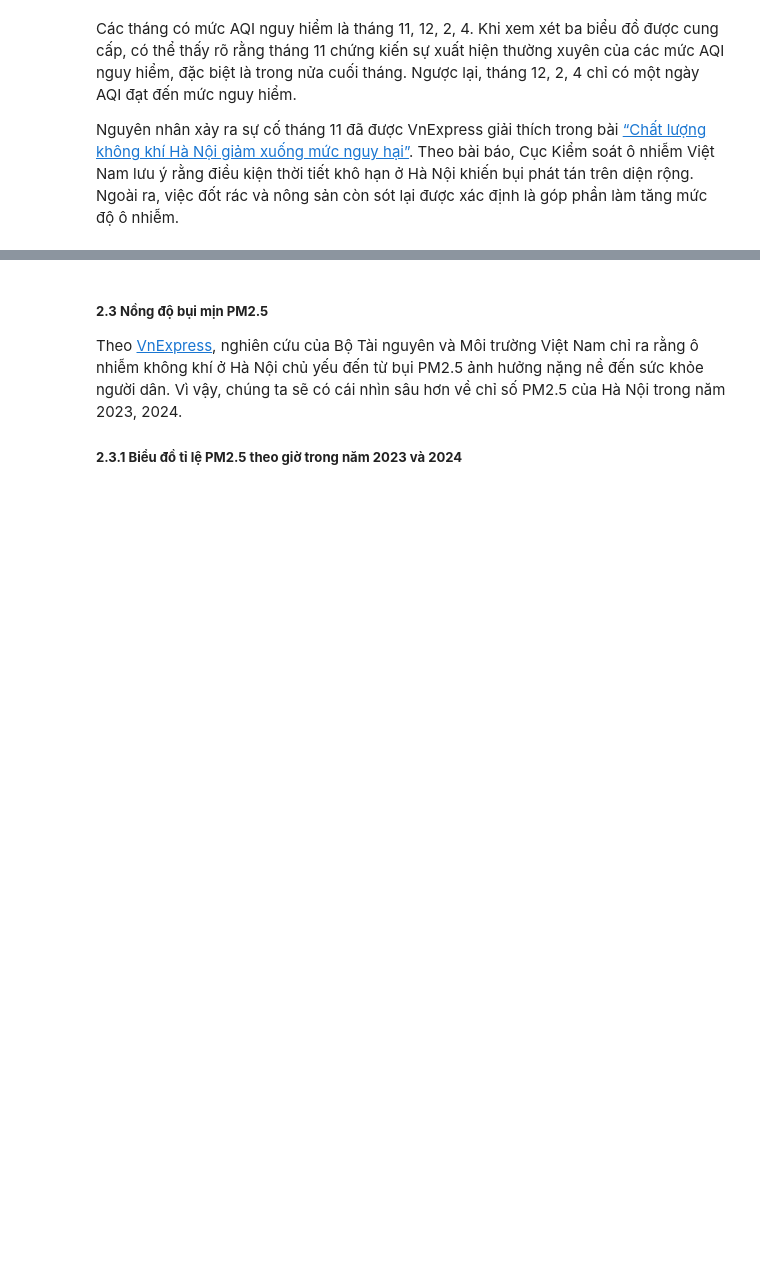
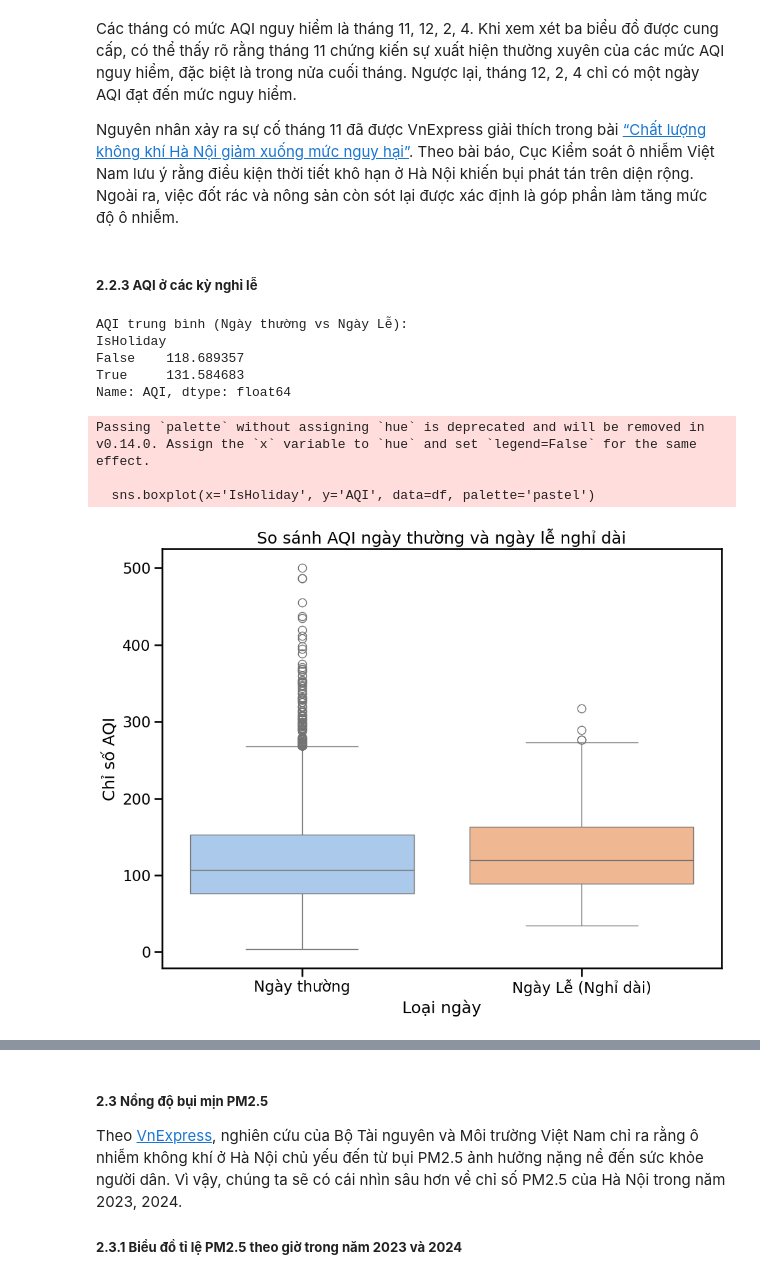
Before and after one commit to HoangHumg1210/Air_Quality-Analysis_HN, a Jupyter notebook: notebooks/Exploratory Data Analysis.ipynb, the cells around one changed output, grey strips where cells are left out. Drawn from its saved outputs; the diff is of its cells as text; code cells hidden in the pictures; blank space fills up the shorter version.

```diff
--- a/notebooks/Exploratory Data Analysis.ipynb
+++ b/notebooks/Exploratory Data Analysis.ipynb
@@ -220,2 +220,42 @@ Các tháng có mức AQI nguy hiểm là tháng 11, 12, 2, 4. Khi xem xét ba b
 
 Nguyên nhân xảy ra sự cố tháng 11 đã được VnExpress giải thích trong bài [“Chất lượng không khí Hà Nội giảm xuống mức nguy hại”](https://vnexpress.net/chat-luong-khong-khi-ha-noi-dang-rat-xau-4834405.html). Theo bài báo, Cục Kiểm soát ô nhiễm Việt Nam lưu ý rằng điều kiện thời tiết khô hạn ở Hà Nội khiến bụi phát tán trên diện rộng. Ngoài ra, việc đốt rác và nông sản còn sót lại được xác định là góp phần làm tăng mức độ ô nhiễm.
+# %% [markdown]
+##### **2.2.3 AQI ở các kỳ nghỉ lễ**
+# %%
+holiday_periods = {
+        'Tết 2023': ('2023-01-20', '2023-01-26'),
+        'Lễ 30/4-1/5 2023': ('2023-04-29', '2023-05-03'),
+        'Lễ 2/9 2023': ('2023-09-01', '2023-09-04'),
+        'Tết Dương 2024': ('2023-12-30', '2024-01-01'),
+        'Tết 2024': ('2024-02-08', '2024-02-14'),
+        'Lễ 30/4-1/5 2024': ('2024-04-27', '2024-05-01'),
+        'Lễ 2/9 2024': ('2024-08-31', '2024-09-03')
+    }
+
+df['HolidayName'] = 'Ngày thường'
+for name, (start, end) in holiday_periods.items():
+    df.loc[df.index.isin(pd.date_range(start, end, freq='h')), 'HolidayName'] = name
+
+df['IsHoliday'] = df['HolidayName'] != 'Ngày thường'
+holiday_aqi_stats = df.groupby('IsHoliday')['AQI'].mean()
+print("AQI trung bình (Ngày thường vs Ngày Lễ):")
+print(holiday_aqi_stats)
+
+plt.figure(figsize=(10, 8))
+sns.boxplot(x='IsHoliday', y='AQI', data=df, palette='pastel')
+plt.xticks([False, True], ['Ngày thường', 'Ngày Lễ (Nghỉ dài)'])
+plt.title('So sánh AQI ngày thường và ngày lễ nghỉ dài')
+plt.xlabel('Loại ngày')
+plt.ylabel('Chỉ số AQI')
+plt.tight_layout()
+plt.show()
+# %% [output]
+AQI trung bình (Ngày thường vs Ngày Lễ):
+IsHoliday
+False    118.689357
+True     131.584683
+Name: AQI, dtype: float64
+Passing `palette` without assigning `hue` is deprecated and will be removed in v0.14.0. Assign the `x` variable to `hue` and set `legend=False` for the same effect.
+
+  sns.boxplot(x='IsHoliday', y='AQI', data=df, palette='pastel')
+[figure, added]
```
Also changed, not shown: parts of 10 cells of this notebook.
